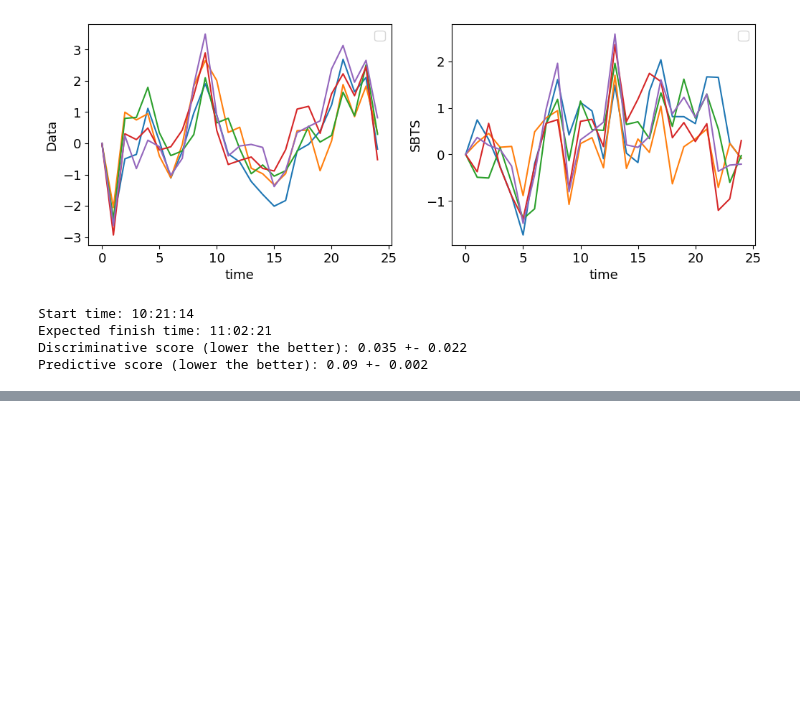
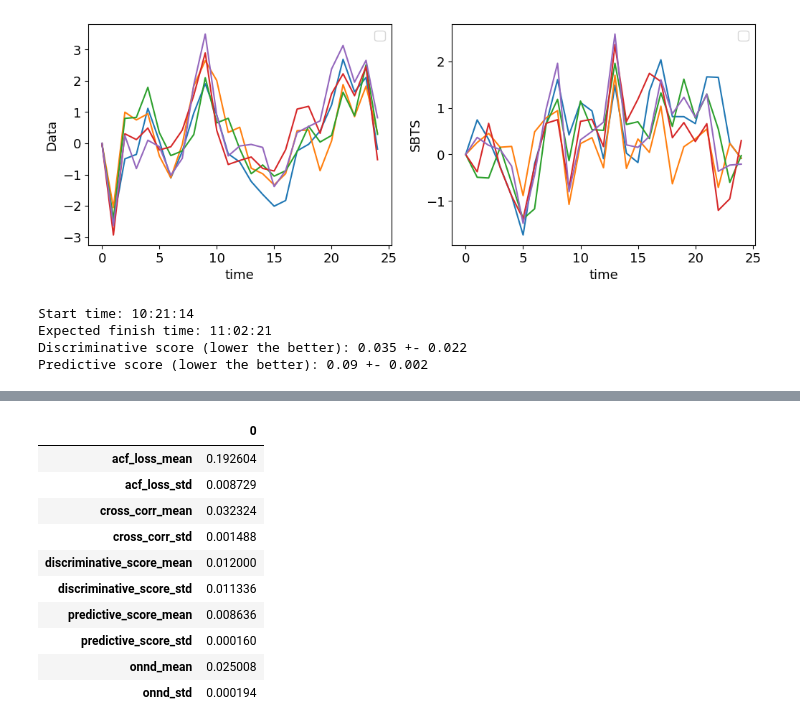
Before and after one commit to alexouadi/SBTS, a Jupyter notebook: experiments_demo.ipynb, the cells around one changed output, grey strips where cells are left out. Saved outputs shown, nothing was run; the diff lists cells and outputs as text; code cells hidden in the pictures; blank space fills up the shorter version.

```diff
--- a/experiments_demo.ipynb
+++ b/experiments_demo.ipynb
@@ -136,0 +177,2 @@ Predictive score (lower the better): 0.09 +- 0.002
+# %%
+X_stock_sbts_ = torch.tensor(X_stock_sbts, dtype=torch.float32).to(device)
@@ -136,0 +188,5 @@ Predictive score (lower the better): 0.09 +- 0.002
+# %%
+config = ConfigDict(config_)
+config.device = device
+config.seed = 987
+res_df = full_evaluation_latest(config, X_stock, X_stock_sbts_)
@@ -136,0 +200,14 @@ Predictive score (lower the better): 0.09 +- 0.002
+# %%
+res_df.T
+# %% [output]
+|  | 0 |
+| acf_loss_mean | 0.192604 |
+| acf_loss_std | 0.008729 |
+| cross_corr_mean | 0.032324 |
+| cross_corr_std | 0.001488 |
+| discriminative_score_mean | 0.012000 |
+| discriminative_score_std | 0.011336 |
+| predictive_score_mean | 0.008636 |
+| predictive_score_std | 0.000160 |
+| onnd_mean | 0.025008 |
+| onnd_std | 0.000194 |
```
Also changed, not shown: parts of 8 cells of this notebook, 42 other files.
